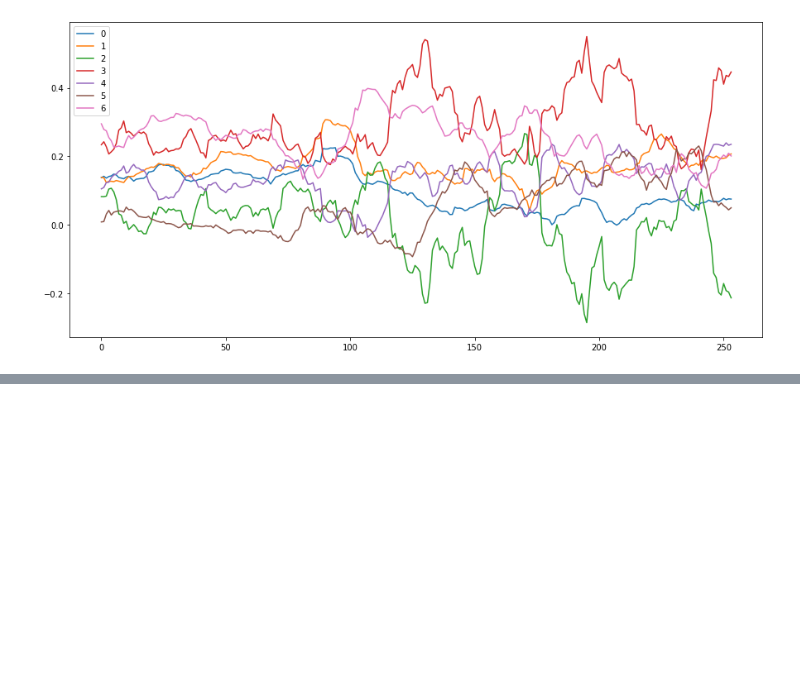
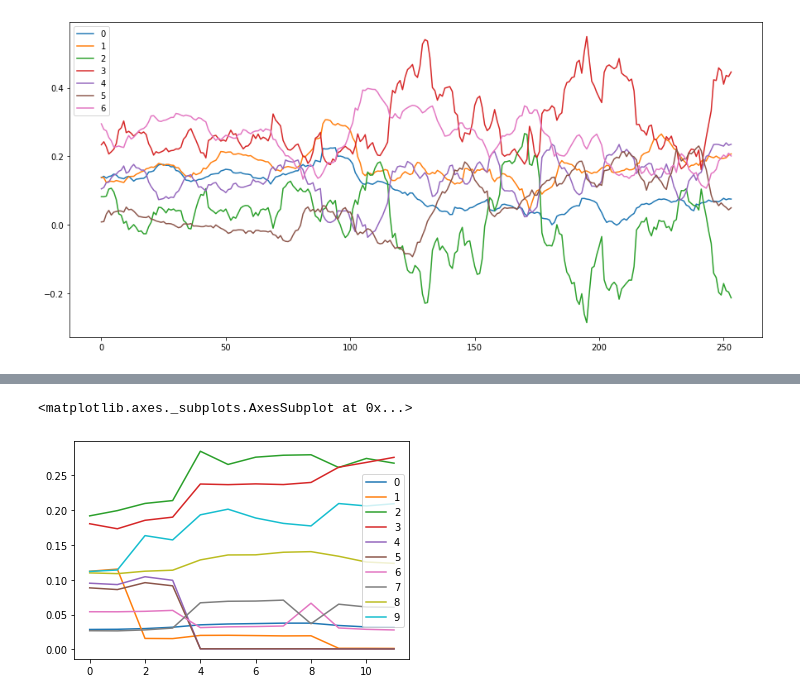
Before and after one commit to Buschardt/Bachelor_Projekt, a Jupyter notebook: Bachelor Projekt Kode.ipynb, the cells around one changed output, grey strips where cells are left out. Drawn from its saved outputs; the diff is of its cells as text; code cells hidden in the pictures; blank space fills up the shorter version.

```diff
--- a/Bachelor Projekt Kode.ipynb
+++ b/Bachelor Projekt Kode.ipynb
@@ -728,0 +835,5 @@ gmv_weights.plot(figsize=(15,7))
+# %%
+vaegte['getHRP2'].plot()
+# %% [output]
+<matplotlib.axes._subplots.AxesSubplot at 0x...>
+[figure, added]
```
Also changed, not shown: parts of 15 cells of this notebook, 2 other files.
